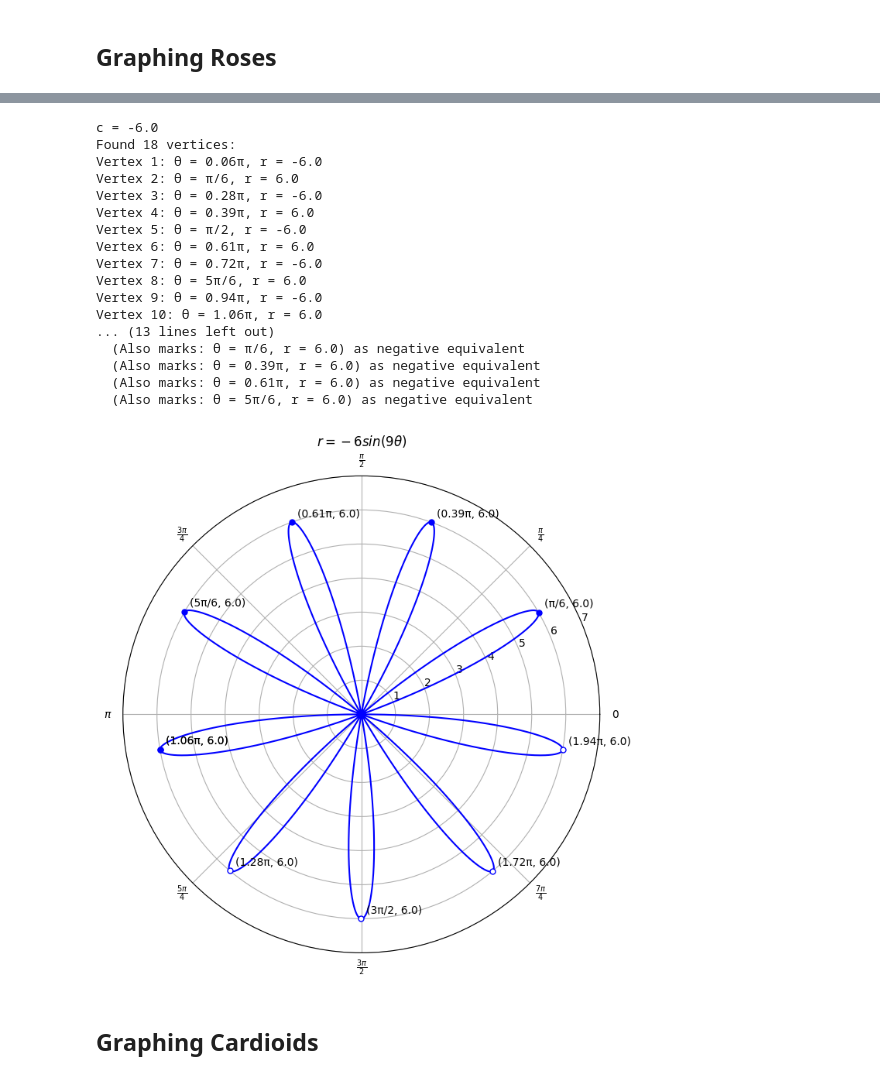
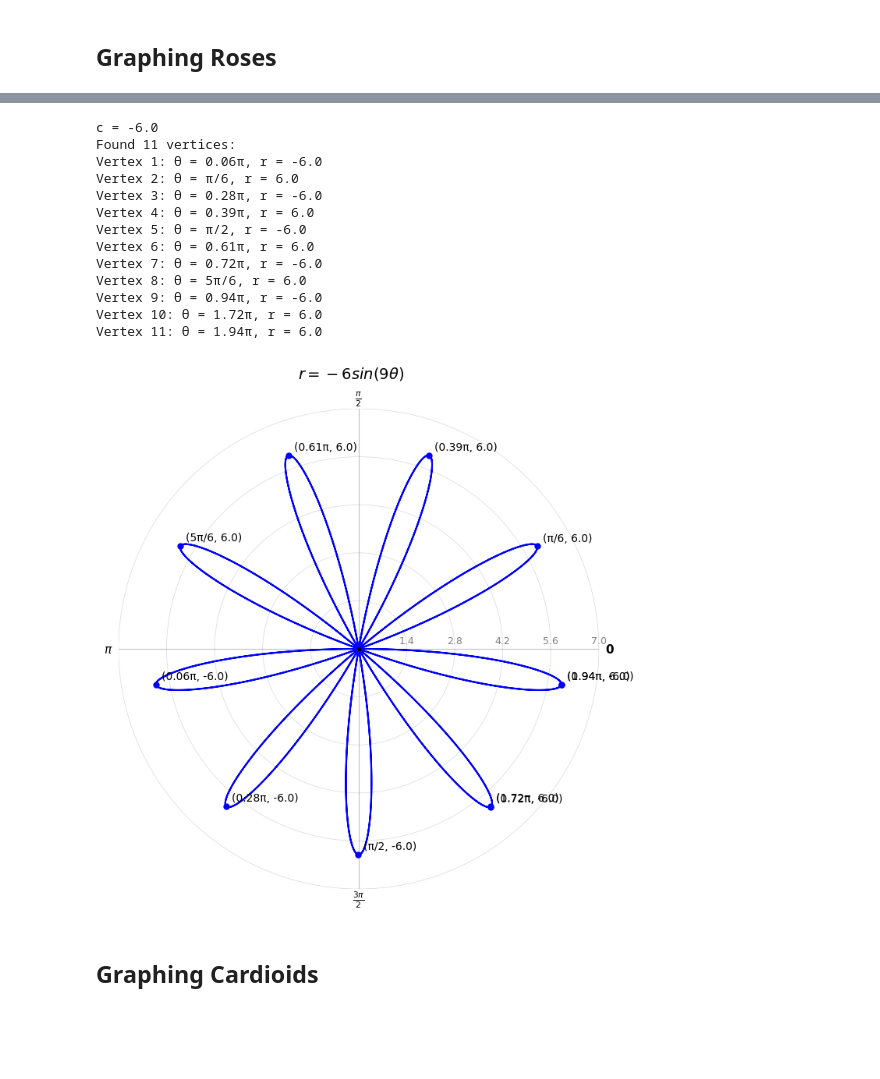
Before and after one commit to seanjiangsh/math-practice, a Jupyter notebook: pre-calculus/pre-calculus.ipynb, the cells around one changed output, grey strips where cells are left out. Drawn from its saved outputs; the diff is of its cells as text; code cells hidden in the pictures; blank space fills up the shorter version.

Commit message:
Graphing limacons on polar coordinates

```diff
--- a/pre-calculus/pre-calculus.ipynb
+++ b/pre-calculus/pre-calculus.ipynb
@@ -367,33 +321,28 @@ Vertex 11: θ = 5π/6, r = 5.0
 # %%
 c = 6 / math.sin(27*math.pi / 2)
 print(f"c = {c}")
 
 # r = -6 * sin(9θ)
 title = "$r = -6sin(9\\theta)$"
 equation = lambda theta: -6 * np.sin(9 * theta)
-limits = (0, 7)
 
 # Create the polar plot
-plot_polar_equation(title, equation, limits=limits, n_points=3000, handle_negative_r=True)
+plot_polar_equation(title, equation, n_points=3000)
 # %% [output]
 c = -6.0
-Found 18 vertices:
+Found 11 vertices:
 Vertex 1: θ = 0.06π, r = -6.0
 Vertex 2: θ = π/6, r = 6.0
 Vertex 3: θ = 0.28π, r = -6.0
 Vertex 4: θ = 0.39π, r = 6.0
 Vertex 5: θ = π/2, r = -6.0
 Vertex 6: θ = 0.61π, r = 6.0
 Vertex 7: θ = 0.72π, r = -6.0
 Vertex 8: θ = 5π/6, r = 6.0
 Vertex 9: θ = 0.94π, r = -6.0
-Vertex 10: θ = 1.06π, r = 6.0
-... (13 lines left out)
-  (Also marks: θ = π/6, r = 6.0) as negative equivalent
-  (Also marks: θ = 0.39π, r = 6.0) as negative equivalent
-  (Also marks: θ = 0.61π, r = 6.0) as negative equivalent
-  (Also marks: θ = 5π/6, r = 6.0) as negative equivalent
+Vertex 10: θ = 1.72π, r = 6.0
+Vertex 11: θ = 1.94π, r = 6.0
-[figure, old version]
+[figure, new version]
 # %% [markdown]
 ## Graphing Cardioids
 # %%
```
Also changed, not shown: parts of 32 cells of this notebook, 1 other file.
